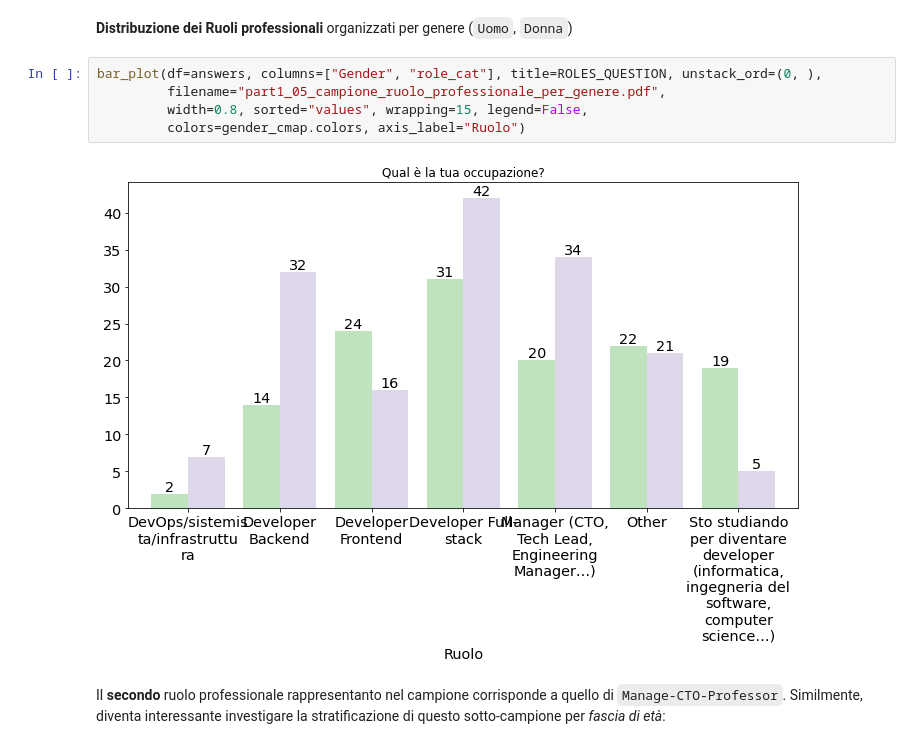
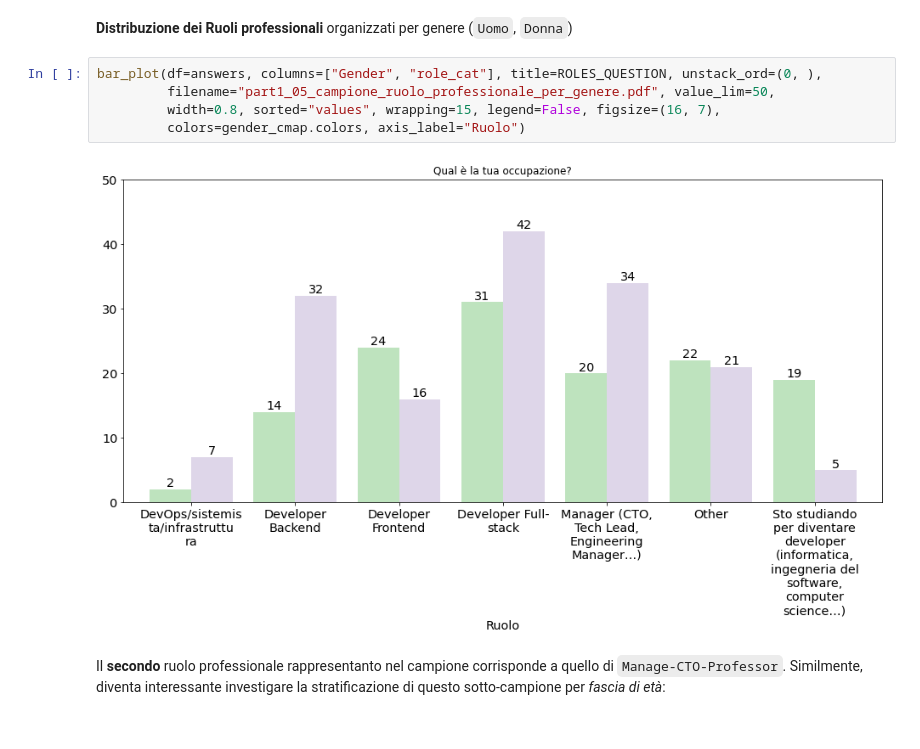
Before and after one commit to leriomaggio/dina-tech-hub-survey, a Jupyter notebook: survey_analysis_pres.ipynb, the cells around one changed output. Cells and saved outputs as stored; diff of their text form.

Commit message:
part3 complete

```diff
--- a/survey_analysis_pres.ipynb
+++ b/survey_analysis_pres.ipynb
@@ -138,11 +139,11 @@ pd.DataFrame({"Other Roles": other_roles.index.values, "Count": other_roles.valu
 **Distribuzione dei Ruoli professionali** organizzati per genere (`Uomo`, `Donna`)
 # %%
 bar_plot(df=answers, columns=["Gender", "role_cat"], title=ROLES_QUESTION, unstack_ord=(0, ),
-         filename="part1_05_campione_ruolo_professionale_per_genere.pdf",
-         width=0.8, sorted="values", wrapping=15, legend=False,
+         filename="part1_05_campione_ruolo_professionale_per_genere.pdf", value_lim=50,
+         width=0.8, sorted="values", wrapping=15, legend=False, figsize=(16, 7),
          colors=gender_cmap.colors, axis_label="Ruolo")
 # %% [output]
-[figure, old version]
+[figure, new version]
 # %% [markdown]
 Il **secondo** ruolo professionale rappresentanto nel campione corrisponde a quello di `Manage-CTO-Professor`. Similmente, diventa interessante investigare la stratificazione di questo sotto-campione per _fascia di età_:
 # %%
```
Also changed, not shown: parts of 48 cells of this notebook.
